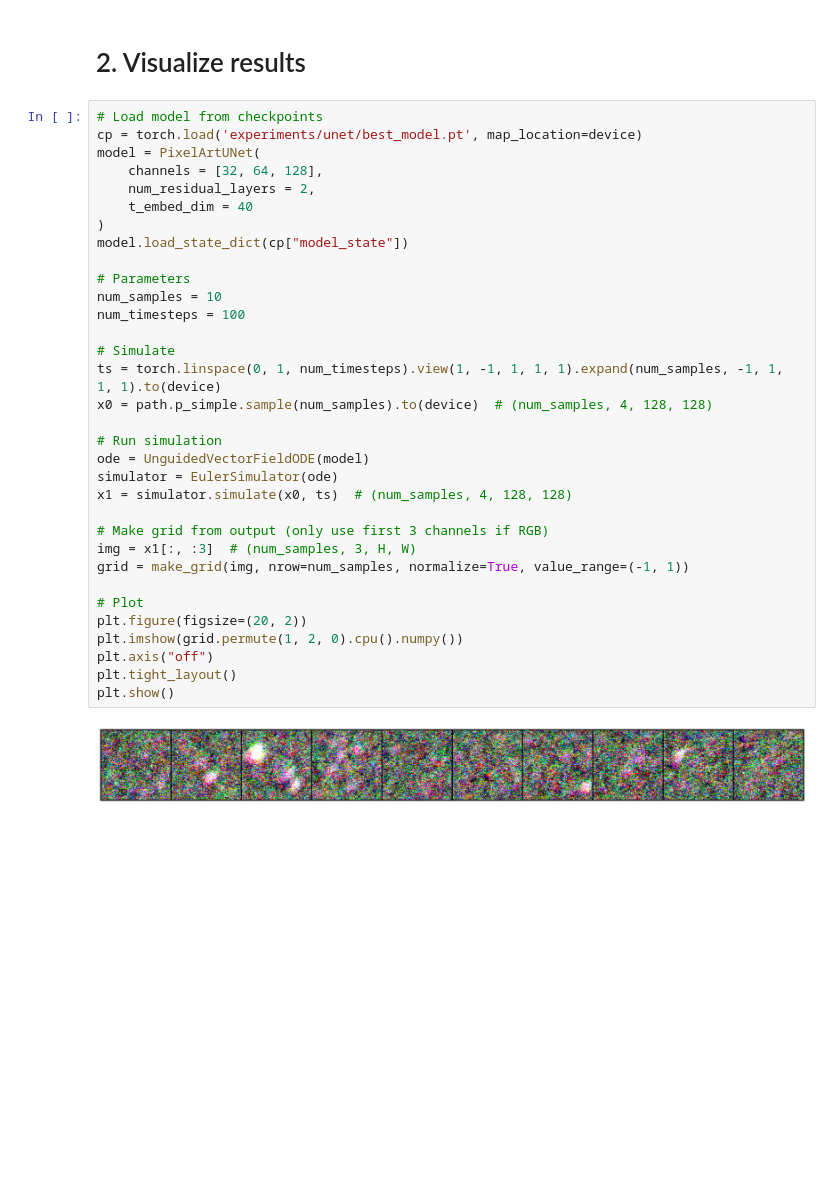
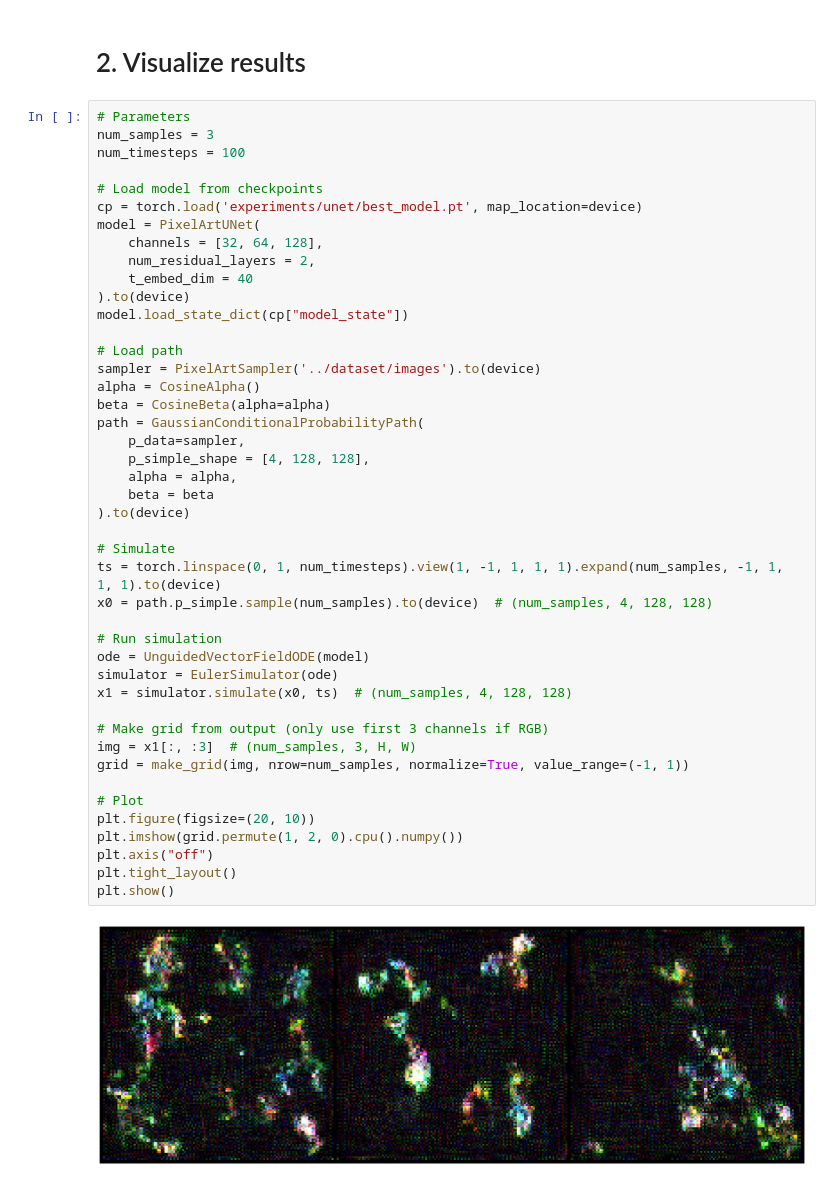
Before and after one commit to mradovic38/sprite-flow, a Jupyter notebook: training/train.ipynb, the cells around one changed output. Cells and saved outputs as stored; diff of their text form; blank space fills up the shorter version.

Commit message:
Integrate Cosine noise schedulers to training notebook.

```diff
--- a/training/train.ipynb
+++ b/training/train.ipynb
@@ -71,37 +71,48 @@ Model size: 4.5572 MiB
 # %% [markdown]
 # 2. Visualize results
 # %%
+# Parameters
+num_samples = 3
+num_timesteps = 100
+
 # Load model from checkpoints
 cp = torch.load('experiments/unet/best_model.pt', map_location=device)
 model = PixelArtUNet(
     channels = [32, 64, 128],
     num_residual_layers = 2,
     t_embed_dim = 40
-)
+).to(device)
 model.load_state_dict(cp["model_state"])
 
-# Parameters
-num_samples = 10
-num_timesteps = 100
+# Load path
+sampler = PixelArtSampler('../dataset/images').to(device)
+alpha = CosineAlpha()
+beta = CosineBeta(alpha=alpha)
+path = GaussianConditionalProbabilityPath(
+    p_data=sampler,
+    p_simple_shape = [4, 128, 128],
+    alpha = alpha,
+    beta = beta
+).to(device)
 
 # Simulate
 ts = torch.linspace(0, 1, num_timesteps).view(1, -1, 1, 1, 1).expand(num_samples, -1, 1, 1, 1).to(device)
 x0 = path.p_simple.sample(num_samples).to(device)  # (num_samples, 4, 128, 128)
 
 # Run simulation
 ode = UnguidedVectorFieldODE(model)
 simulator = EulerSimulator(ode)
 x1 = simulator.simulate(x0, ts)  # (num_samples, 4, 128, 128)
 
 # Make grid from output (only use first 3 channels if RGB)
 img = x1[:, :3]  # (num_samples, 3, H, W)
 grid = make_grid(img, nrow=num_samples, normalize=True, value_range=(-1, 1))
 
 # Plot
-plt.figure(figsize=(20, 2))
+plt.figure(figsize=(20, 10))
 plt.imshow(grid.permute(1, 2, 0).cpu().numpy())
 plt.axis("off")
 plt.tight_layout()
 plt.show()
 # %% [output]
-[figure, old version]
+[figure, new version]
```
Also changed, not shown: parts of 2 cells of this notebook.
